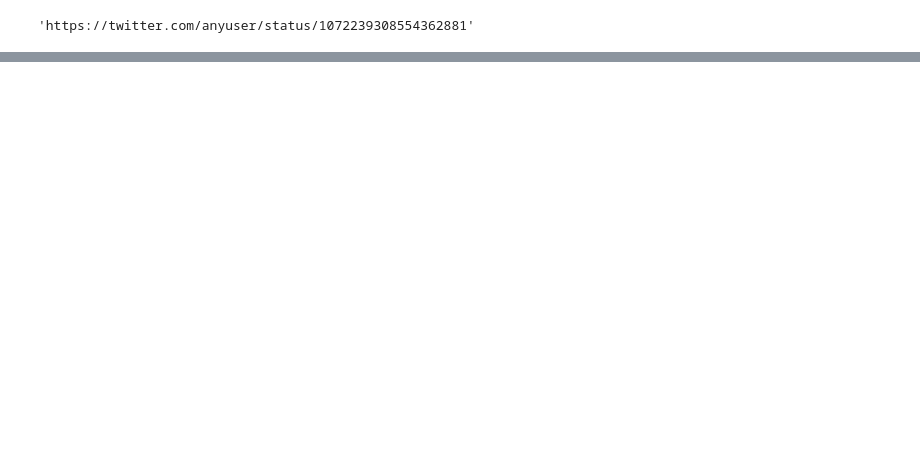
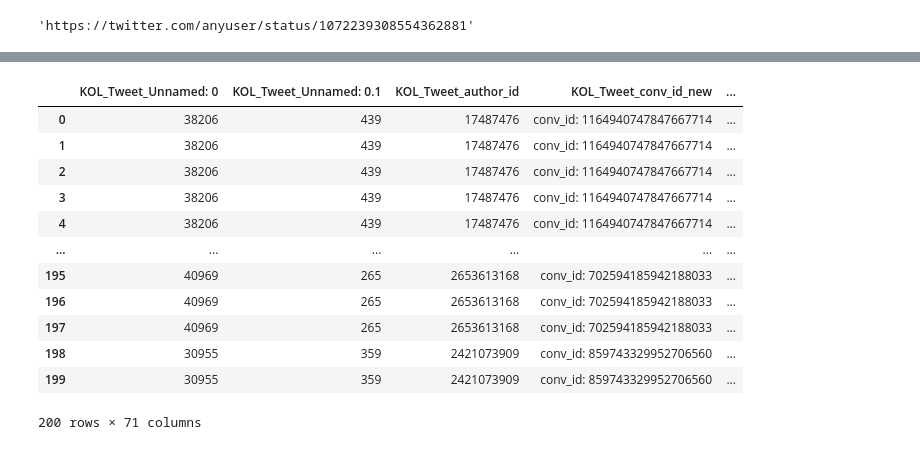
Before and after one commit to Michael-Koban/brexit-package-new, a Jupyter notebook: step 3 retreving comments.ipynb, the cells around one changed output, grey strips where cells are left out. Cells and saved outputs as stored; diff of their text form; code cells hidden in the pictures; blank space fills up the shorter version.

```diff
--- a/step 3 retreving comments.ipynb
+++ b/step 3 retreving comments.ipynb
@@ -140,0 +162,16 @@ merged_comments = pd.merge(all_comments_df,tweets_table_filtered,left_on='conver
+# %%
+merged_comments
+# %% [output]
+|  | KOL_Tweet_Unnamed: 0 | KOL_Tweet_Unnamed: 0.1 | KOL_Tweet_author_id | KOL_Tweet_conv_id_new | ... |
+| 0 | 38206 | 439 | 17487476 | conv_id: 1164940747847667714 | ... |
+| 1 | 38206 | 439 | 17487476 | conv_id: 1164940747847667714 | ... |
+| 2 | 38206 | 439 | 17487476 | conv_id: 1164940747847667714 | ... |
+| 3 | 38206 | 439 | 17487476 | conv_id: 1164940747847667714 | ... |
+| 4 | 38206 | 439 | 17487476 | conv_id: 1164940747847667714 | ... |
+| ... | ... | ... | ... | ... | ... |
+| 195 | 40969 | 265 | 2653613168 | conv_id: 702594185942188033 | ... |
+| 196 | 40969 | 265 | 2653613168 | conv_id: 702594185942188033 | ... |
+| 197 | 40969 | 265 | 2653613168 | conv_id: 702594185942188033 | ... |
+| 198 | 30955 | 359 | 2421073909 | conv_id: 859743329952706560 | ... |
+| 199 | 30955 | 359 | 2421073909 | conv_id: 859743329952706560 | ... |
+200 rows × 71 columns
```
Also changed, not shown: parts of 14 cells of this notebook.
